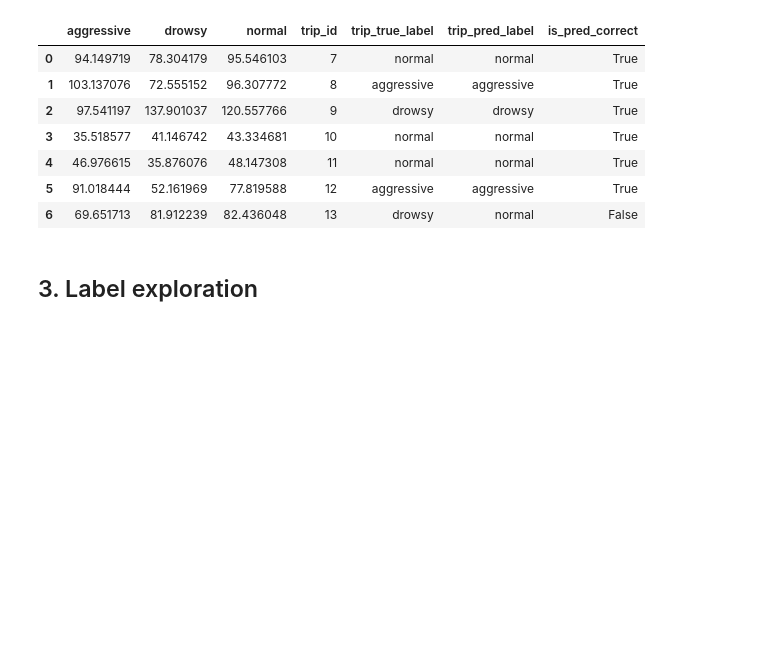
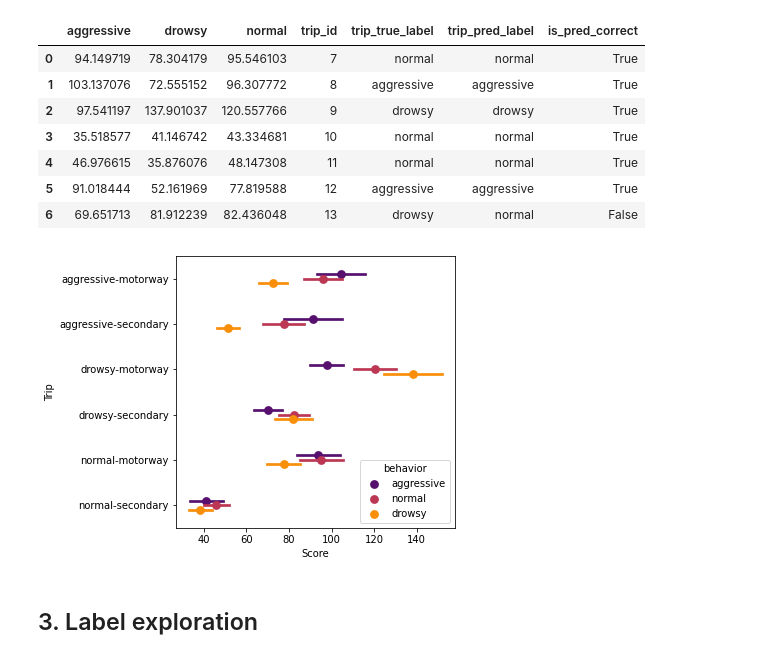
Before and after one commit to misilva73/tripMD, a Jupyter notebook: notebooks/behavior_analysis.ipynb, the cells around one changed output. Drawn from its saved outputs; the diff is of its cells as text; code cells hidden in the pictures; blank space fills up the shorter version.

Commit message:
Add bootstrap analysis to notebook

```diff
--- a/notebooks/behavior_analysis.ipynb
+++ b/notebooks/behavior_analysis.ipynb
@@ -60,6 +60,18 @@ driver_df
 | 4 | 46.976615 | 35.876076 | 48.147308 | 11 | normal | normal | True |
 | 5 | 91.018444 | 52.161969 | 77.819588 | 12 | aggressive | aggressive | True |
 | 6 | 69.651713 | 81.912239 | 82.436048 | 13 | drowsy | normal | False |
+# %%
+n_boot = 1000
+bootstrap_df = uah_eval.build_bootstrap_analysis_df(n_boot, trips_df, trip_list, cluster_dict_list)
+
+plt.figure(figsize=(5,5))
+sns.pointplot(y="trip", x="score", hue="behavior", orient="h", ci="sd", palette="inferno",
+              join=False, dodge=0.2, data=bootstrap_df.sort_values("trip"))
+plt.ylabel("Trip")
+plt.xlabel("Score")
+plt.show()
+# %% [output]
+[figure, added]
 # %% [markdown]
 ## 3. Label exploration
 # %%
```
